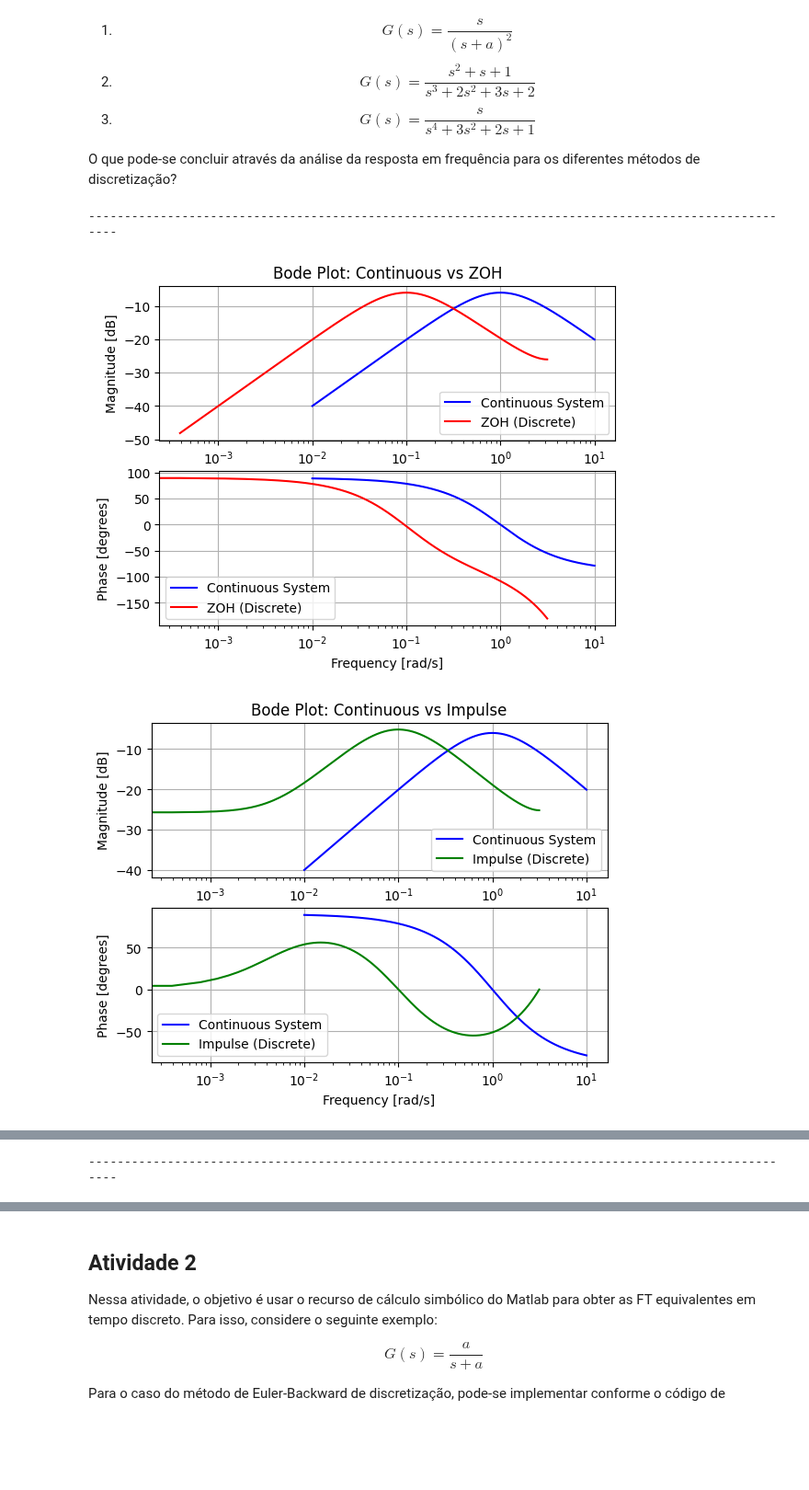
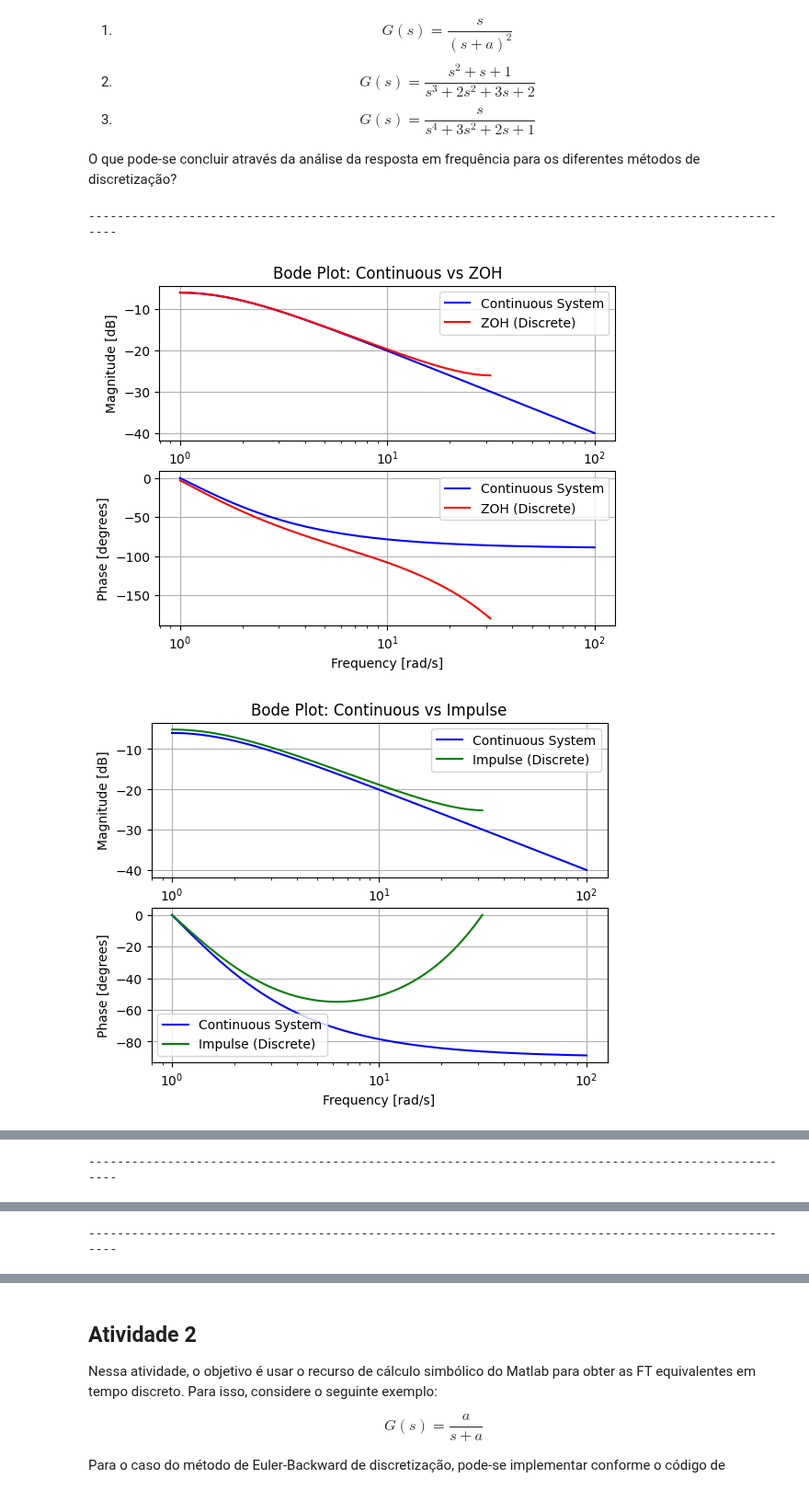
Before and after one commit to SKaiquelima/advanced-control, a Jupyter notebook: DigitalCtrl/Class4/exec4.ipynb, the cells around one changed output, grey strips where cells are left out. Shown at 92% size. Saved outputs shown, nothing was run; the diff lists cells and outputs as text; code cells hidden in the pictures; blank space fills up the shorter version.

```diff
--- a/DigitalCtrl/Class4/exec4.ipynb
+++ b/DigitalCtrl/Class4/exec4.ipynb
@@ -78,26 +77,39 @@ def create_discrete_systems(num, den, T):
 
     return discrete_systems
 # %%
-def plot_bode(Gd, discrete_systems):
-    w_cont, mag_cont, phase_cont = bode(Gd, n=8000)
+def plot_bode(num, den, discrete_systems, T):
+    # Frequency range for continuous system (from 10^-4 to 10^2 rad/s)
+    w_cont = np.logspace(-2, 2, 8000)
+
+    # Continuous system
+    G_cont = lti(num, den)  # Create continuous system
+    w_cont, mag_cont, phase_cont = bode(G_cont, w=w_cont)  # Get Bode plot for continuous system
+
+    colors = ['red', 'green', 'orange']  # Colors for different discrete systems
 
     # Loop through each discrete system and pair it with the continuous system
-    colors = ['red', 'green', 'orange']  # Colors for different discrete systems
     for i, (num_d, den_d, title) in enumerate(discrete_systems):
-
         num_d = num_d.flatten()  # Ensure num_d is 1D
         den_d = den_d.flatten()  # Ensure den_d is 1D
 
-        # Calculate frequency response for the discrete system
+        # Frequency response for the discrete system
         w_discrete, h_discrete = freqz(num_d, den_d, worN=8000)
+
+        # Convert discrete frequency (in normalized units) to continuous frequency (rad/s)
+        w_discrete = w_discrete * (1 / T)
+
+        # Filter frequencies to only plot from 10^-0 onwards
+        mask_cont = w_cont >= 10**-0
+        mask_discrete = w_discrete >= 10**-0
 
         # Create a new figure for each pair of continuous and discrete systems
         plt.figure()
 
         # Magnitude plot: continuous (blue) and discrete (paired color)
         plt.subplot(2, 1, 1)
-        plt.semilogx(w_cont, mag_cont, label='Continuous System', color='blue')  # Continuous system
-        plt.plot(w_discrete, 20 * np.log10(np.abs(h_discrete)), label=f'{title} (Discrete)', color=colors[i])
+        plt.semilogx(w_cont[mask_cont], mag_cont[mask_cont], label='Continuous System', color='blue')  # Continuous system
+        plt.semilogx(w_discrete[mask_discrete], 20 * np.log10(np.abs(h_discrete[mask_discrete])),
+                     label=f'{title} (Discrete)', color=colors[i])  # Discrete system
         plt.title(f'Bode Plot: Continuous vs {title}')
         plt.ylabel('Magnitude [dB]')
         plt.grid(True)
@@ -105,8 +117,9 @@ def plot_bode(Gd, discrete_systems):
 
         # Phase plot: continuous (blue) and discrete (paired color)
         plt.subplot(2, 1, 2)
-        plt.semilogx(w_cont, phase_cont, label='Continuous System', color='blue')  # Continuous system
-        plt.plot(w_discrete, np.angle(h_discrete, deg=True), label=f'{title} (Discrete)', color=colors[i])
+        plt.semilogx(w_cont[mask_cont], phase_cont[mask_cont], label='Continuous System', color='blue')  # Continuous system
+        plt.semilogx(w_discrete[mask_discrete], np.angle(h_discrete[mask_discrete], deg=True),
+                     label=f'{title} (Discrete)', color=colors[i])  # Discrete system
         plt.ylabel('Phase [degrees]')
         plt.xlabel('Frequency [rad/s]')
         plt.grid(True)
@@ -116,31 +129,28 @@ def plot_bode(Gd, discrete_systems):
 # %%
 # Tempo de amostragem
 T = 0.1
 
 a = 1
 num1 = np.array([1, 0])
 den1 = np.convolve([1, a], [1, a])
-Gd1 = lti(num1, den1)
 
 num2 = np.array([1, 3])
 den2 = np.convolve([1, 1], [1, 2])
-Gd2 = lti(num2, den2)
 
 num3 = np.array([1, 0])
 den3 = np.array([1, 0, 3, 2, 1])
-Gd3 = lti(num3, den3)
 
 ds1 = create_discrete_systems(num1, den1, T)
 ds2 = create_discrete_systems(num2, den2, T)
 ds3 = create_discrete_systems(num3, den3, T)
 
 print('-'*100)
-plot_bode(Gd1, ds1)
+plot_bode(num1, den1, ds1, T)
 print('-'*100)
-plot_bode(Gd2, ds2)
+plot_bode(num2, den2, ds2, T)
 print('-'*100)
-plot_bode(Gd3, ds3)
+plot_bode(num3, den3, ds3, T)
 # %% [output]
 ----------------------------------------------------------------------------------------------------
-[figure, old version]
+[figure, new version]
-[figure, old version]
+[figure, new version]
@@ -148,0 +162 @@ plot_bode(Gd3, ds3)
+----------------------------------------------------------------------------------------------------
```
Also changed, not shown: parts of 3 cells of this notebook.
